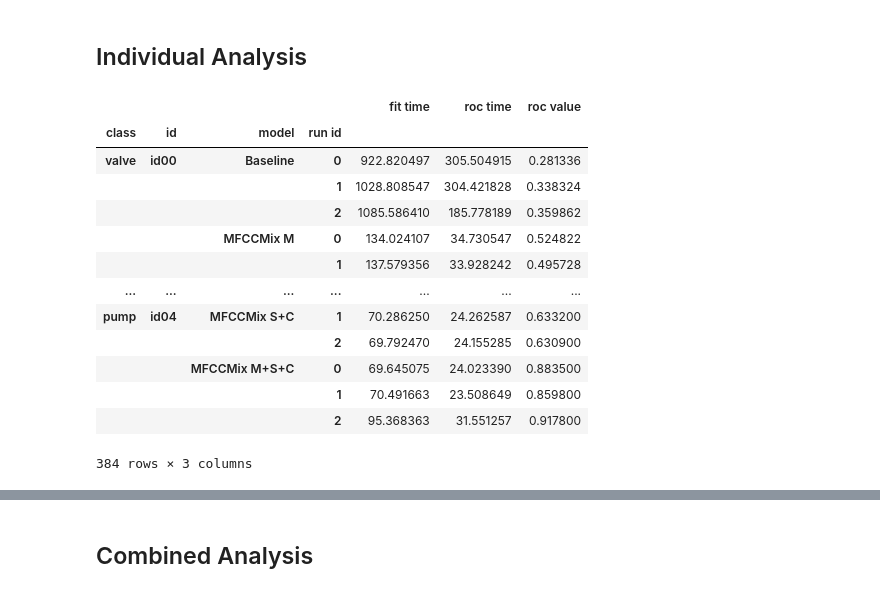
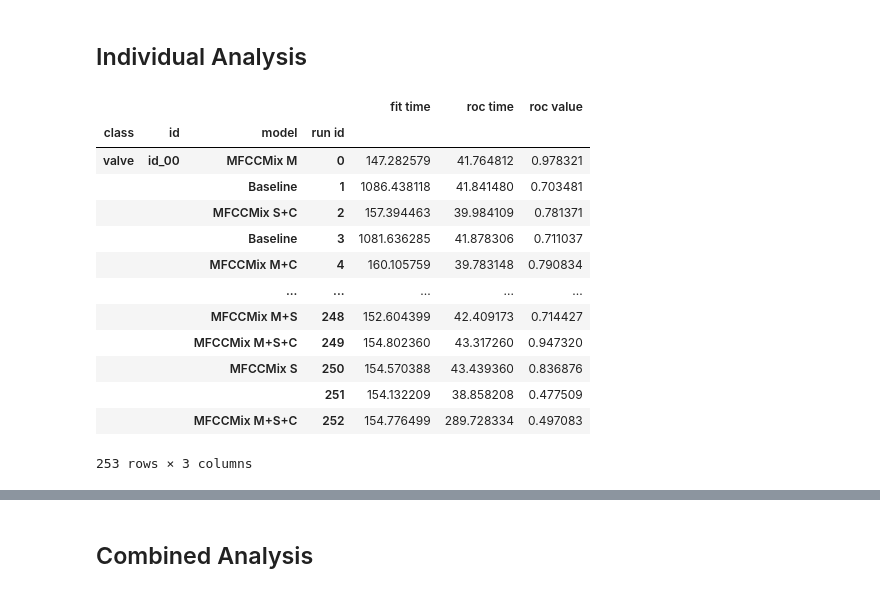
Before and after one commit to IoTDataAtelier/mtsa, a Jupyter notebook: examples/analysis.ipynb, the cells around one changed output, grey strips where cells are left out. Cells and saved outputs as stored; diff of their text form; code cells hidden in the pictures.

```diff
--- a/examples/analysis.ipynb
+++ b/examples/analysis.ipynb
@@ -40,24 +40,24 @@ def get_df_from_path(path):
 # %% [markdown]
 ## Individual Analysis
 # %%
-path_input_individual = "/data/output/rocs/results_01_individual.h5"
+path_input_individual = f"{path}results_individual"
 df_individual = get_df_from_path(path_input_individual)
 df_individual
 # %% [output]
 |  |  |  |  | fit time | roc time | roc value |
 | class | id | model | run id |  |  |  |
-| valve | id00 | Baseline | 0 | 922.820497 | 305.504915 | 0.281336 |
-|  |  |  | 1 | 1028.808547 | 304.421828 | 0.338324 |
-|  |  |  | 2 | 1085.586410 | 185.778189 | 0.359862 |
-|  |  | MFCCMix M | 0 | 134.024107 | 34.730547 | 0.524822 |
-|  |  |  | 1 | 137.579356 | 33.928242 | 0.495728 |
-| ... | ... | ... | ... | ... | ... | ... |
-| pump | id04 | MFCCMix S+C | 1 | 70.286250 | 24.262587 | 0.633200 |
-|  |  |  | 2 | 69.792470 | 24.155285 | 0.630900 |
-|  |  | MFCCMix M+S+C | 0 | 69.645075 | 24.023390 | 0.883500 |
-|  |  |  | 1 | 70.491663 | 23.508649 | 0.859800 |
-|  |  |  | 2 | 95.368363 | 31.551257 | 0.917800 |
+| valve | id_00 | MFCCMix M | 0 | 147.282579 | 41.764812 | 0.978321 |
+|  |  | Baseline | 1 | 1086.438118 | 41.841480 | 0.703481 |
+|  |  | MFCCMix S+C | 2 | 157.394463 | 39.984109 | 0.781371 |
+|  |  | Baseline | 3 | 1081.636285 | 41.878306 | 0.711037 |
+|  |  | MFCCMix M+C | 4 | 160.105759 | 39.783148 | 0.790834 |
+|  |  | ... | ... | ... | ... | ... |
+|  |  | MFCCMix M+S | 248 | 152.604399 | 42.409173 | 0.714427 |
+|  |  | MFCCMix M+S+C | 249 | 154.802360 | 43.317260 | 0.947320 |
+|  |  | MFCCMix S | 250 | 154.570388 | 43.439360 | 0.836876 |
+|  |  |  | 251 | 154.132209 | 38.858208 | 0.477509 |
+|  |  | MFCCMix M+S+C | 252 | 154.776499 | 289.728334 | 0.497083 |
-384 rows × 3 columns
+253 rows × 3 columns
 # %%
 df_slice = (slice(None), slice(None), slice(None))
 # %%
```
Also changed, not shown: parts of 5 cells of this notebook, 10 other files.
